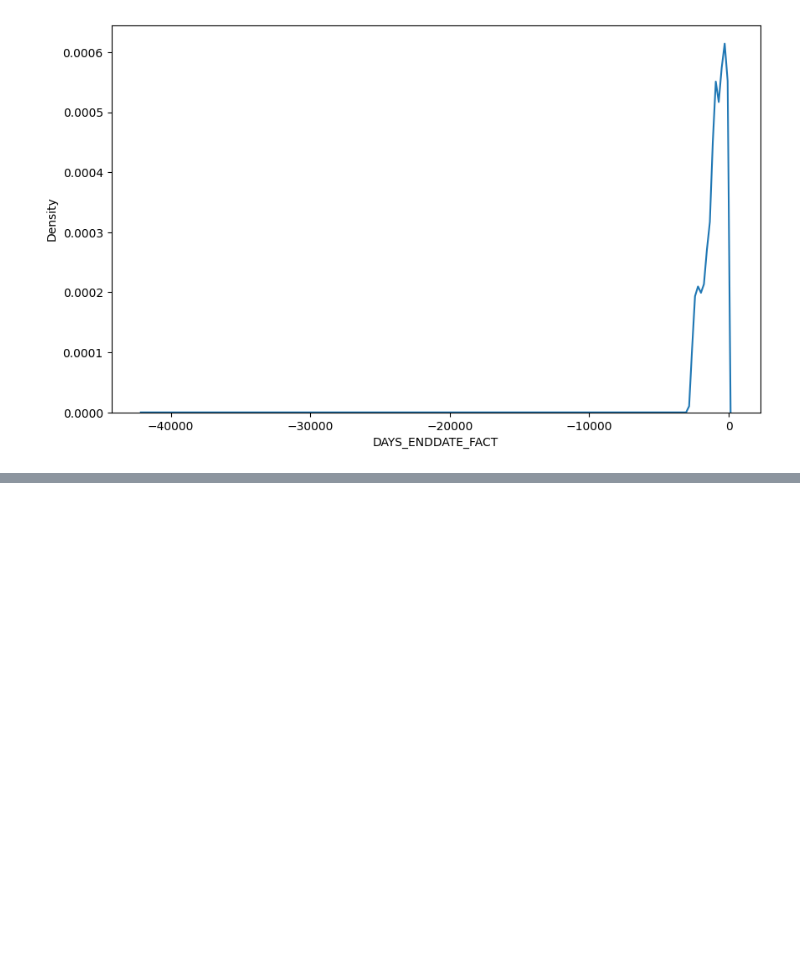
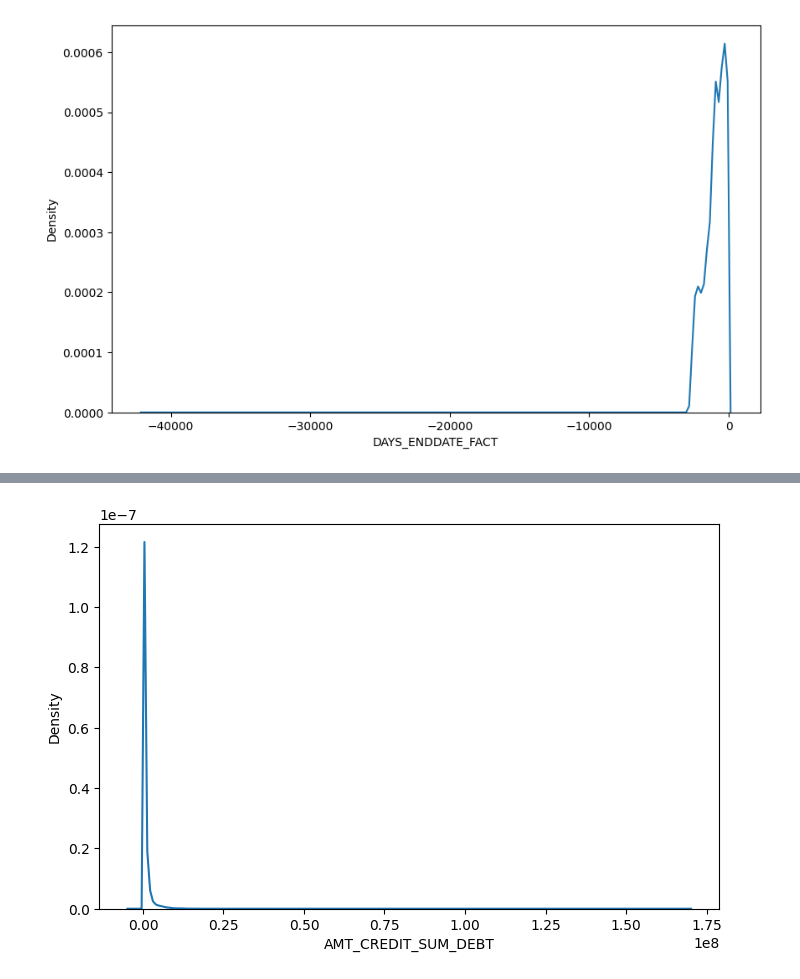
Before and after one commit to Saifansari-ai/Credit_risk_modeling, a Jupyter notebook: additional_data.ipynb, the cells around one changed output, grey strips where cells are left out. Saved outputs shown, nothing was run; the diff lists cells and outputs as text; code cells hidden in the pictures; blank space fills up the shorter version.

```diff
--- a/additional_data.ipynb
+++ b/additional_data.ipynb
@@ -217,0 +364,10 @@ bureau.head()
+# %%
+# filling the missing values of AMT_CREDIT_SUM_DEBT with mode
+bureau['AMT_CREDIT_SUM_DEBT'].fillna(bureau['AMT_CREDIT_SUM_DEBT'].mode()[0], inplace=True)
+# %%
+# plot kde plot of AMT_CREDIT_SUM_DEBT
+plt.figure(figsize=(8,5))
+sns.kdeplot(bureau['AMT_CREDIT_SUM_DEBT'])
+plt.show()
+# %% [output]
+[figure, added]
```
Also changed, not shown: parts of 55 cells of this notebook.
